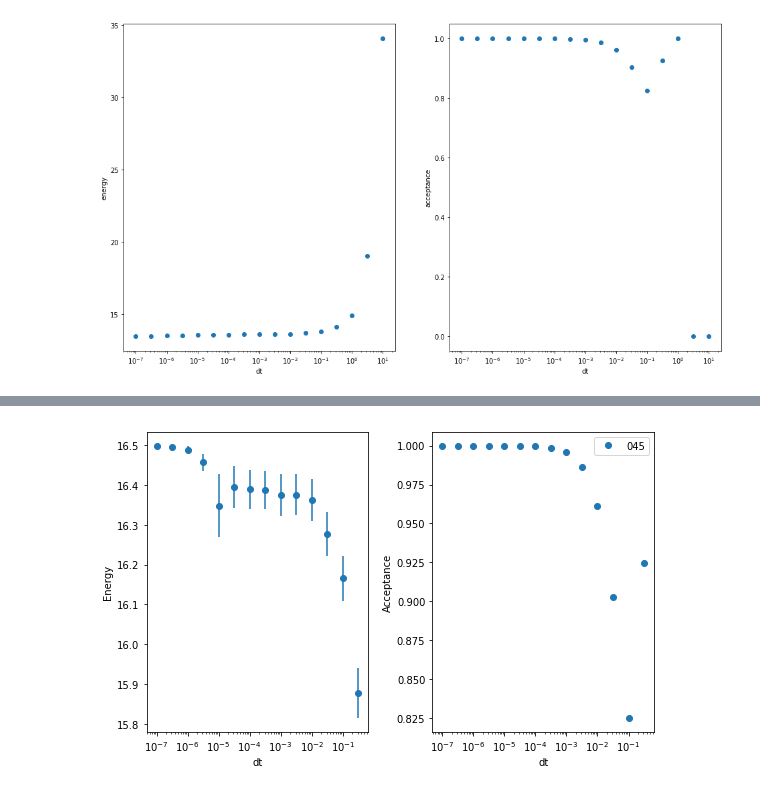
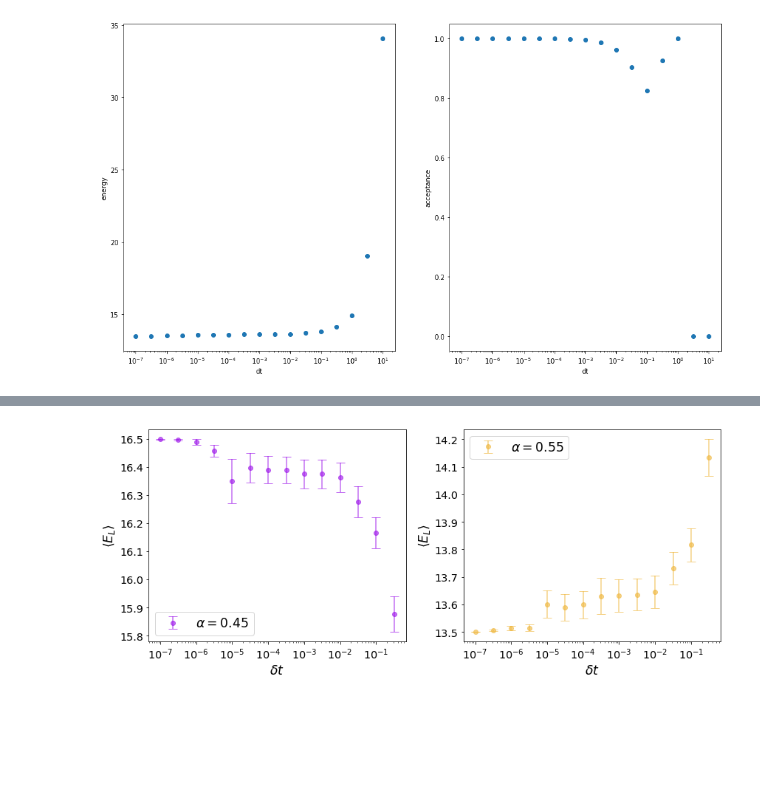
Before and after one commit to fridafu/FYS4411, a Jupyter notebook: results/Blocking.ipynb, the cells around one changed output, grey strips where cells are left out. Drawn from its saved outputs; the diff is of its cells as text; code cells hidden in the pictures; blank space fills up the shorter version.

Commit message:
made plots easier to read in report

```diff
--- a/results/Blocking.ipynb
+++ b/results/Blocking.ipynb
@@ -115,6 +114,14 @@ buildingblocks(filenames045,'blocking_taskc_a045.txt')
 buildingblocks(filenames055, 'blocking_taskc_a055.txt')
 # %%
 def read_energy(filenames):
+# %%
+params = {'legend.fontsize': 'xx-large',
+          'figure.figsize': (5, 5),
+         'axes.labelsize': 'xx-large',
+         'axes.titlesize':'xx-large',
+         'xtick.labelsize':'x-large',
+         'ytick.labelsize':'x-large'}
+plt.rcParams.update(params)
 # %%
 def read_blocking(name,accept):
     df = pd.read_csv(name, delim_whitespace=True)
@@ -127,6 +134,6 @@ def read_blocking(name,accept):
 
 
     df.dt =  10**(df.dt)
-    df = df[df.dt < 1]
+    #df = df[df.dt < 1]
 
     return df
@@ -133,25 +144,18 @@ def read_blocking(name,accept):
 # %%
-block045 = read_blocking('blocking_taskc_a045.txt',alpha045.accept)
+# block045.plot(x = 'Energy', y = 'Variance')
+fig, [ax1,ax2]= plt.subplots(1,2,figsize = [12,5])
+ax1.set_xscale("log", nonposx='clip',)
+ax2.set_xscale("log", nonposx='clip')
 
-block055 = read_blocking('blocking_taskc_a055.txt',alpha055.accept)
+ax1.errorbar(block045.dt ,block045.energy, marker='o',linestyle=' ',alpha=0.6,capsize=6,color='xkcd:violet' ,yerr = np.sqrt(np.abs(block045.variance)),label=r'$\alpha = 0.45$')
+ax2.errorbar(block055.dt ,block055.energy, marker='o',linestyle=' ',alpha=0.6,capsize=6,color='xkcd:macaroni and cheese' ,yerr = np.sqrt(np.abs(block055.variance)),label=r'$\alpha = 0.55$')
 
-# block045.plot(x = 'Energy', y = 'Variance')
-fig, [ax1,ax2]= plt.subplots(1,2,figsize = [8,5])
-ax1.set_xscale("log", nonposx='clip')
-ax2.set_xscale("log", nonposx='clip')
-#ax1.set_yscale("log", nonposy='clip')
-#ax2.set_yscale("log", nonposy='clip')
-ax1.errorbar(block045.dt ,block045.energy, marker='o',linestyle=' ', yerr = np.sqrt(np.abs(block045.variance)))
-ax2.semilogx(block045.dt ,block045.accept, marker='o',linestyle=' ', label='045')
-#ax1.errorbar(block055.dt ,block055.energy, marker='o',linestyle=' ', yerr = np.sqrt(np.abs(block055.variance)))
-#ax2.semilogx(block055.dt ,block055.accept, marker='o',linestyle=' ', label='055')
-
-
-ax1.set_xlabel('dt')
-ax2.set_xlabel('dt')
-ax1.set_ylabel('Energy')
-ax2.set_ylabel('Acceptance')
+ax1.set_xlabel(r'$\delta t$')#,fontsize=15)
+ax2.set_xlabel(r'$\delta t$')#,fontsize=15)
+ax1.set_ylabel(r'$\langle E_L\rangle$')#,fontsize=15)
+ax2.set_ylabel(r'$\langle E_L\rangle$')#,fontsize=15)
+ax1.legend()
 ax2.legend()
 fig.tight_layout()
 # %% [output]
-[figure, old version]
+[figure, new version]
```
Also changed, not shown: parts of 15 cells of this notebook, 1 other file.
